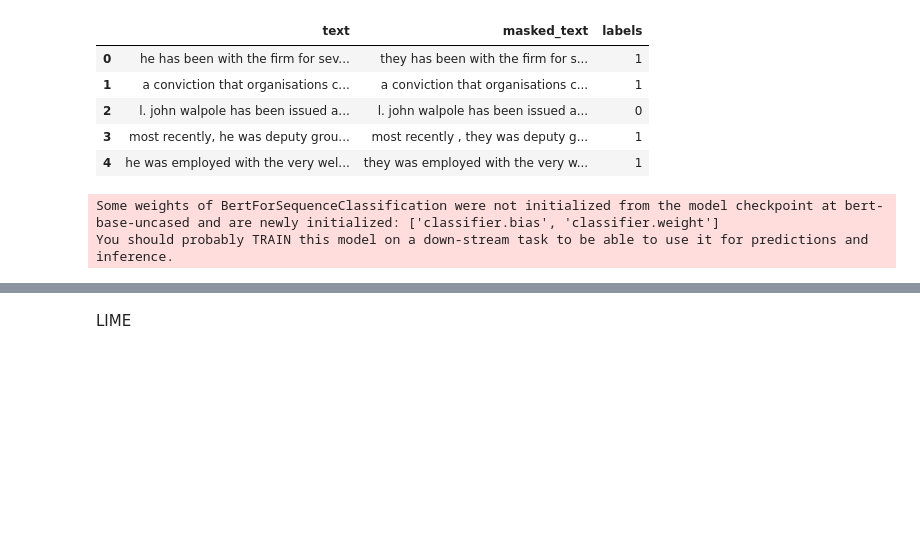
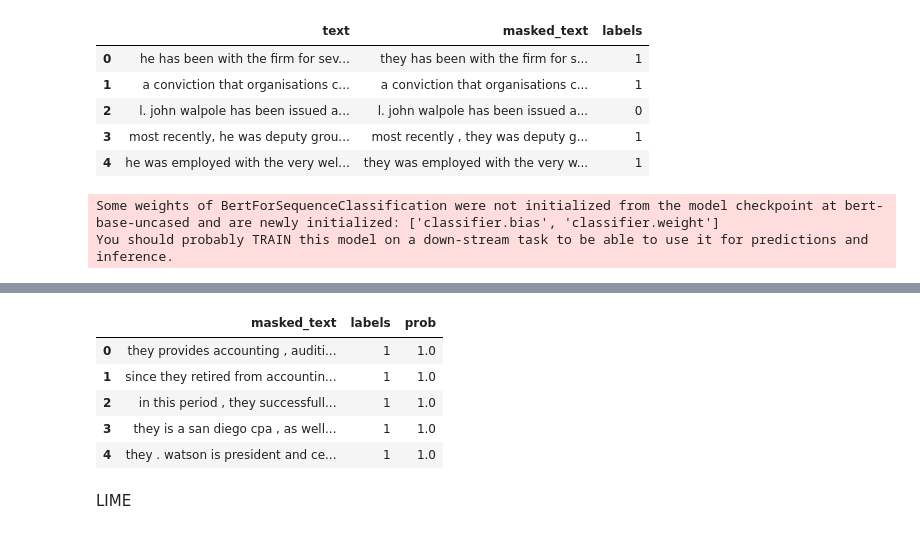
Before and after one commit to Shilpi261985/P2_BiasMitigation_SyntheticData, a Jupyter notebook: src/masked_pronouns_genderClassification.ipynb, the cells around one changed output, grey strips where cells are left out. Saved outputs shown, nothing was run; the diff lists cells and outputs as text; code cells hidden in the pictures; blank space fills up the shorter version.

```diff
--- a/src/masked_pronouns_genderClassification.ipynb
+++ b/src/masked_pronouns_genderClassification.ipynb
@@ -20,14 +22,17 @@ GENDERED_PRONOUNS_LIST = {
         ("his", "their"),
         ("himself", "themselves"),
         ("mr", "they"),
-        ("men", "they")
+        ("men", "they"),
+        ("man", "they")
     ],
     "female": [
         ("she", "they"),
-        ("her", "them"),
+        ("her", "their"),
         ("herself", "themselves"),
         ("women", "they"),
-        ("ms", "they")
+        ("ms", "they"),
+        ("mrs", "they"),
+        ("woman", "they")
     ]
 }
 # %%
@@ -126,7 +157,12 @@ os.environ['WANDB_DISABLED'] = 'true'
 training_args = TrainingArguments(
     output_dir="./results",
     num_train_epochs=3,
-    per_device_train_batch_size= 8
+    per_device_train_batch_size= 2,
+  #  radient_accumulation_steps=4,
+    fp16=True,
+    per_device_eval_batch_size=2,
+    no_cuda=False                 # Enable CUDA if memory allows
+   # device='cuda:0',
 )
 
 # train model
@@ -198,14 +267,25 @@ pred_probs = nn.functional.softmax(predictions, dim=-1).detach().numpy()
 # %%
-### Sort test samples according to male probability
+# Sort test samples according to male probability
 probs = pred_probs[:, 1]
-sorted_indices = np.argsort(probs)
+sorted_indices = np.argsort(probs)[::-1]  # Descending order
 
-# Reverse the sortation
-sorted_indices = sorted_indices[::-1]
-
+# Select sorted samples from the test set
 test_sorted = dataset['test'].select(sorted_indices)
 
-df_sorted_male = pd.DataFrame({'text': test_sorted['text'], 'labels': test_sorted['labels'], 'prob': probs[sorted_indices]})
+# Create DataFrame using masked_text
+df_sorted_male = pd.DataFrame({
+    'masked_text': test_sorted['masked_text'],
+    'labels': test_sorted['labels'],
+    'prob': probs[sorted_indices]
+})
+
 df_sorted_male.head()
+# %% [output]
+|  | masked_text | labels | prob |
+| 0 | they provides accounting , auditi... | 1 | 1.0 |
+| 1 | since they retired from accountin... | 1 | 1.0 |
+| 2 | in this period , they successfull... | 1 | 1.0 |
+| 3 | they is a san diego cpa , as well... | 1 | 1.0 |
+| 4 | they . watson is president and ce... | 1 | 1.0 |
 # %% [markdown]
 LIME
```
Also changed, not shown: parts of 17 cells of this notebook.
